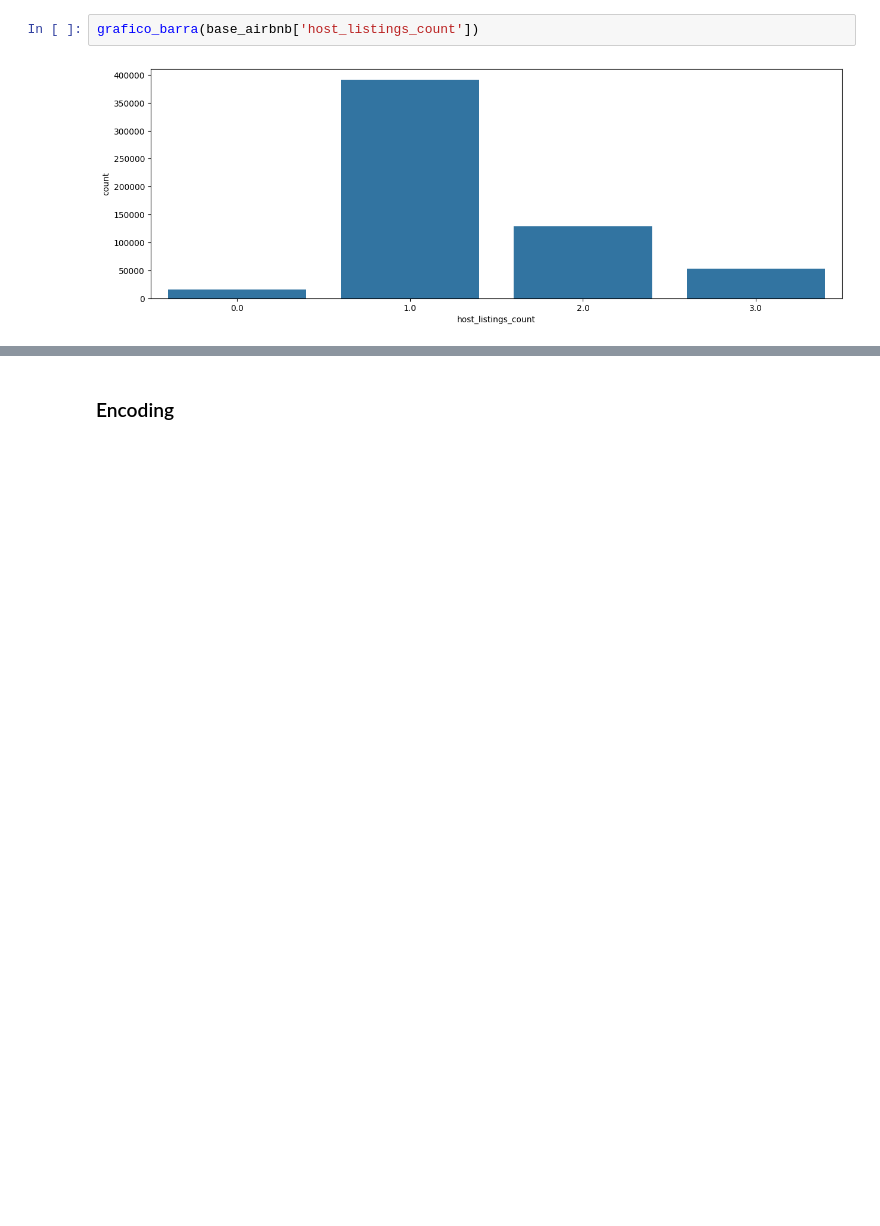
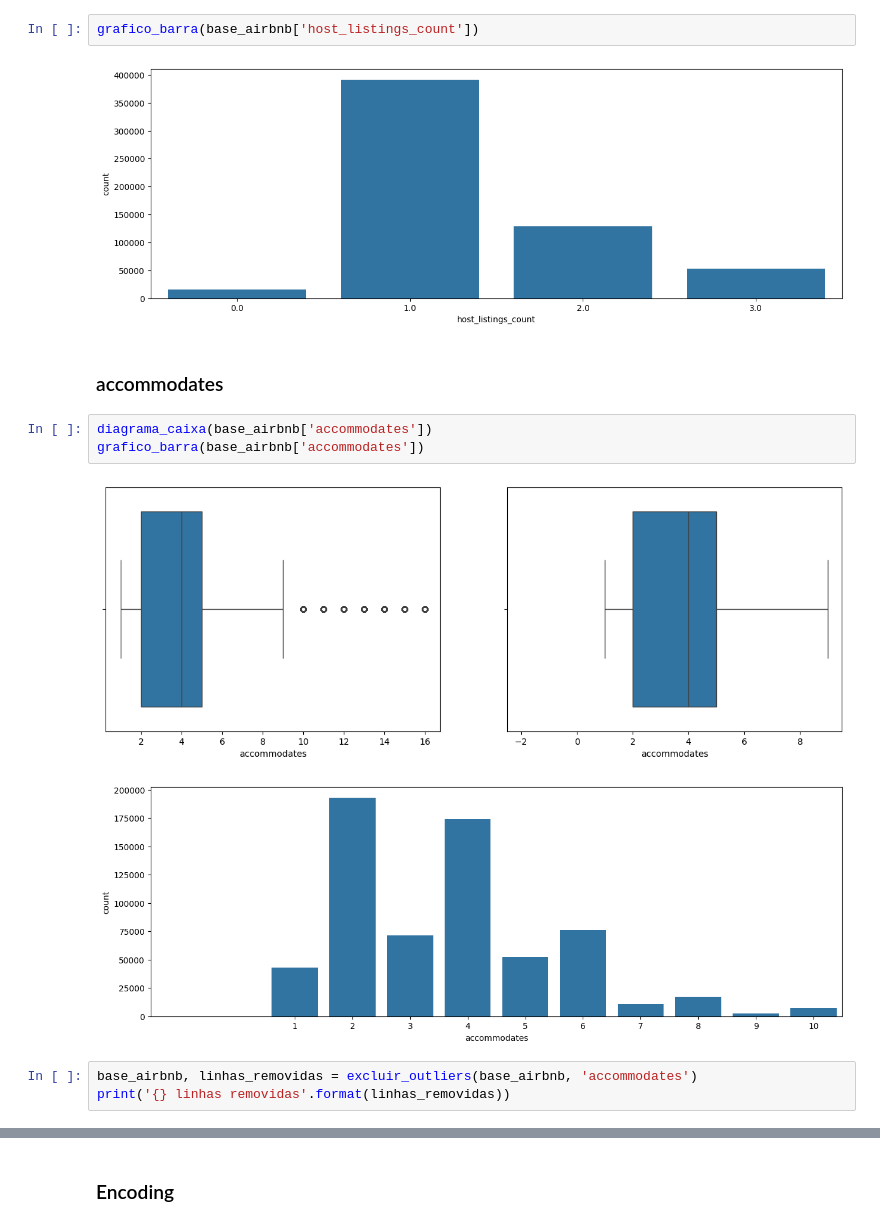
Before and after one commit to dePinhoPaulo/Python-Impressionador, a Jupyter notebook: 05. Impressionador/39. Projeto 3 - Ciência de Dados - Aplicação de Mercado de Trabalho/Projeto de Ciência de Dados e Recomendações - Solução Airbnb Rio.ipynb, the cells around one changed output, grey strips where cells are left out. Cells and saved outputs as stored; diff of their text form; blank space fills up the shorter version.

```diff
--- a/05. Impressionador/39. Projeto 3 - Ciência de Dados - Aplicação de Mercado de Trabalho/Projeto de Ciência de Dados e Recomendações - Solução Airbnb Rio.ipynb
+++ b/05. Impressionador/39. Projeto 3 - Ciência de Dados - Aplicação de Mercado de Trabalho/Projeto de Ciência de Dados e Recomendações - Solução Airbnb Rio.ipynb
@@ -434,3 +434,14 @@ display(base_airbnb)
 grafico_barra(base_airbnb['host_listings_count'])
 # %% [output]
 [figure]
+# %% [markdown]
+### accommodates
+# %%
+diagrama_caixa(base_airbnb['accommodates'])
+grafico_barra(base_airbnb['accommodates'])
+# %% [output]
+[figure, added]
+[figure, added]
+# %%
+base_airbnb, linhas_removidas = excluir_outliers(base_airbnb, 'accommodates')
+print('{} linhas removidas'.format(linhas_removidas))
```
Also changed, not shown: parts of 26 cells of this notebook, 1 other file.
